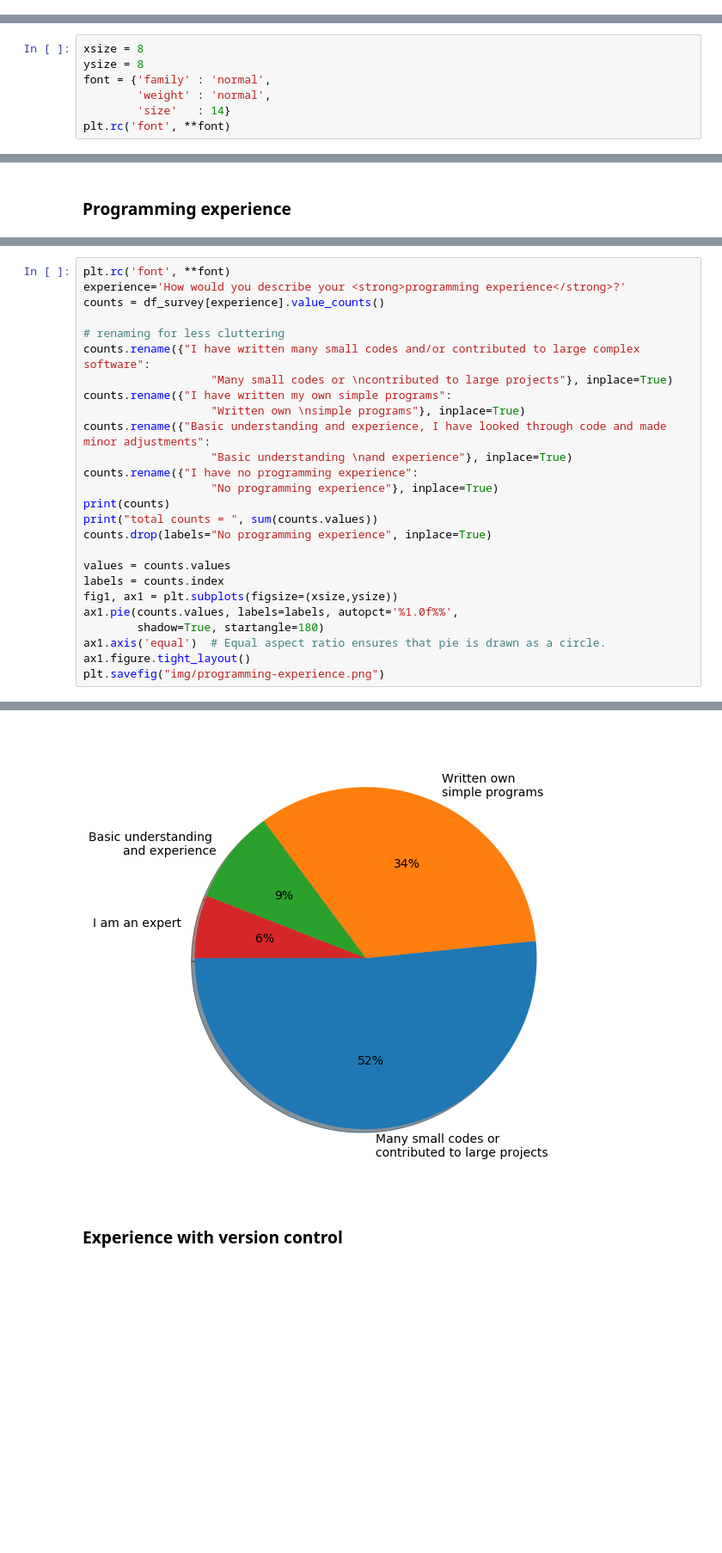
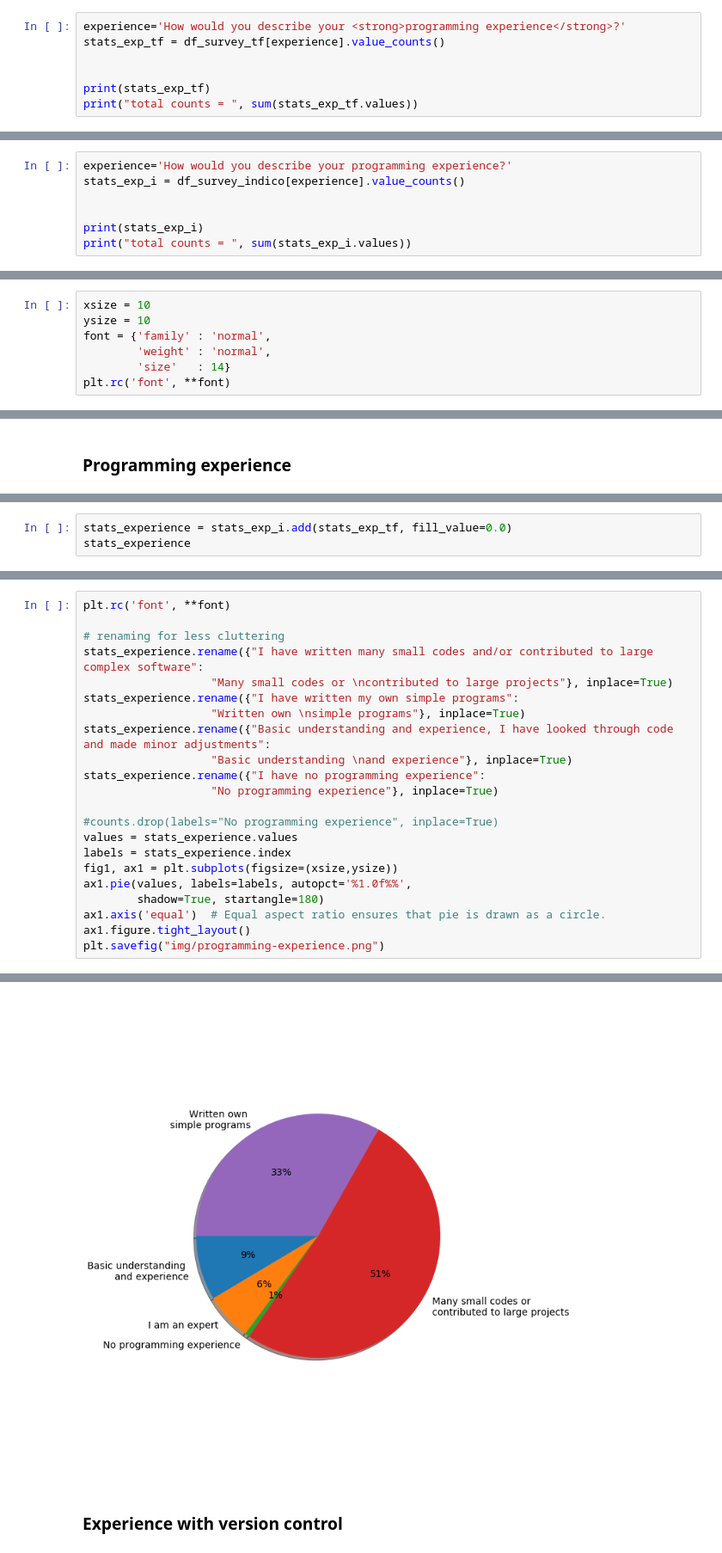
Before and after one commit to coderefinery/pre-workshop-survey, a Jupyter notebook: pre-workshop-analysis.ipynb, the cells around one changed output, grey strips where cells are left out. Shown at 86% size. Saved outputs shown, nothing was run; the diff lists cells and outputs as text; blank space fills up the shorter version.

```diff
--- a/pre-workshop-analysis.ipynb
+++ b/pre-workshop-analysis.ipynb
@@ -128,0 +242,7 @@ df_survey.drop(df_survey.columns[rmlist], axis=1, inplace=True)
+# %%
+experience='How would you describe your <strong>programming experience</strong>?'
+stats_exp_tf = df_survey_tf[experience].value_counts()
+
+
+print(stats_exp_tf)
+print("total counts = ", sum(stats_exp_tf.values))
@@ -128,0 +259,7 @@ df_survey.drop(df_survey.columns[rmlist], axis=1, inplace=True)
+# %%
+experience='How would you describe your programming experience?'
+stats_exp_i = df_survey_indico[experience].value_counts()
+
+
+print(stats_exp_i)
+print("total counts = ", sum(stats_exp_i.values))
@@ -129,8 +481,8 @@ df_survey.drop(df_survey.columns[rmlist], axis=1, inplace=True)
 # %% [markdown]
 ### Plot styles
 # %%
-xsize = 8
-ysize = 8
+xsize = 10
+ysize = 10
 font = {'family' : 'normal',
         'weight' : 'normal',
         'size'   : 14}
@@ -182,0 +540,3 @@ total counts =  404
+# %%
+stats_experience = stats_exp_i.add(stats_exp_tf, fill_value=0.0)
+stats_experience
@@ -183,25 +550,21 @@ total counts =  404
 # %%
 plt.rc('font', **font)
-experience='How would you describe your <strong>programming experience</strong>?'
-counts = df_survey[experience].value_counts()
 
 # renaming for less cluttering
-counts.rename({"I have written many small codes and/or contributed to large complex software":
+stats_experience.rename({"I have written many small codes and/or contributed to large complex software":
                    "Many small codes or \ncontributed to large projects"}, inplace=True)
-counts.rename({"I have written my own simple programs":
+stats_experience.rename({"I have written my own simple programs":
                    "Written own \nsimple programs"}, inplace=True)
-counts.rename({"Basic understanding and experience, I have looked through code and made minor adjustments":
+stats_experience.rename({"Basic understanding and experience, I have looked through code and made minor adjustments":
                    "Basic understanding \nand experience"}, inplace=True)
-counts.rename({"I have no programming experience":
+stats_experience.rename({"I have no programming experience":
                    "No programming experience"}, inplace=True)
-print(counts)
-print("total counts = ", sum(counts.values))
-counts.drop(labels="No programming experience", inplace=True)
 
-values = counts.values
-labels = counts.index
+#counts.drop(labels="No programming experience", inplace=True)
+values = stats_experience.values
+labels = stats_experience.index
 fig1, ax1 = plt.subplots(figsize=(xsize,ysize))
-ax1.pie(counts.values, labels=labels, autopct='%1.0f%%',
+ax1.pie(values, labels=labels, autopct='%1.0f%%',
         shadow=True, startangle=180)
 ax1.axis('equal')  # Equal aspect ratio ensures that pie is drawn as a circle.
 ax1.figure.tight_layout()
@@ -217,3 +573,3 @@ total counts =  407
-[figure, old version]
+[figure, new version]
 # %% [markdown]
 ### Experience with version control
```
Also changed, not shown: parts of 76 cells of this notebook.
